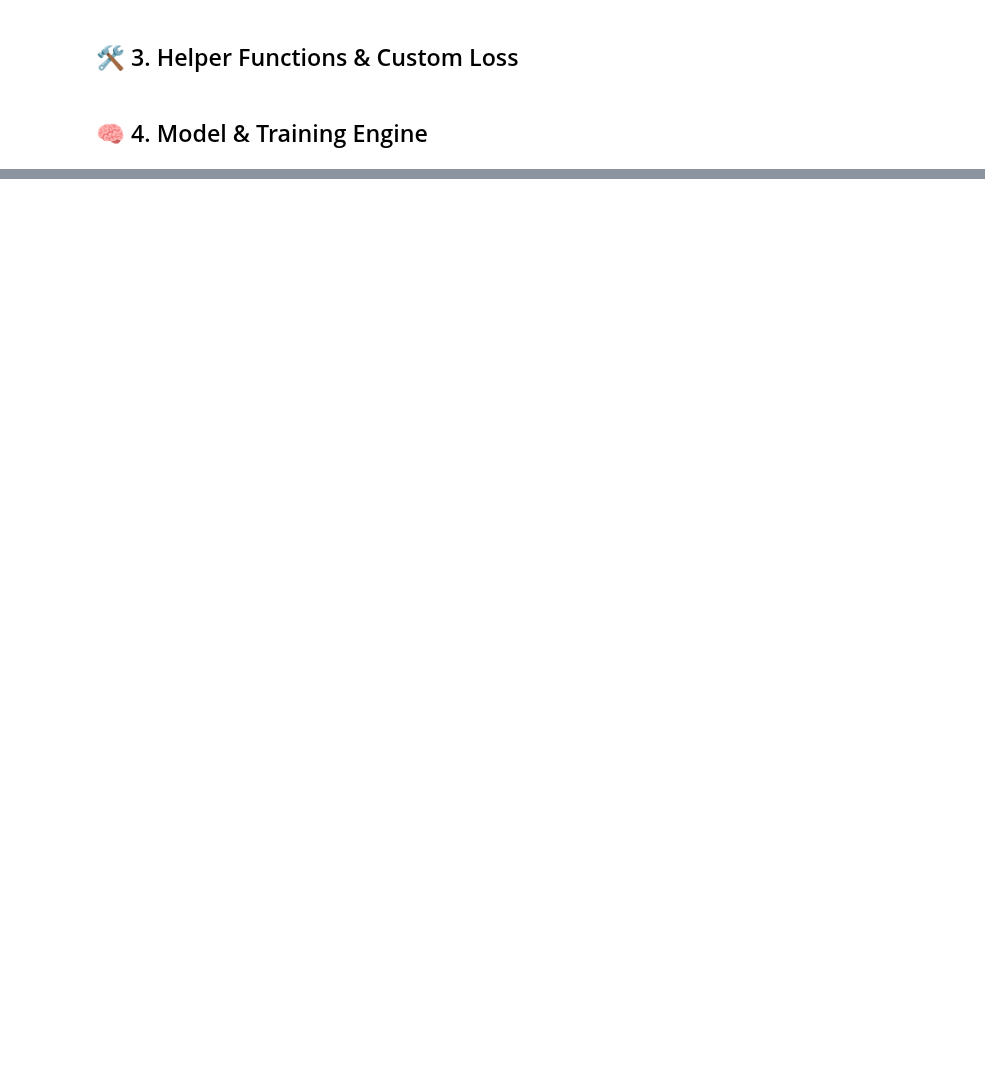
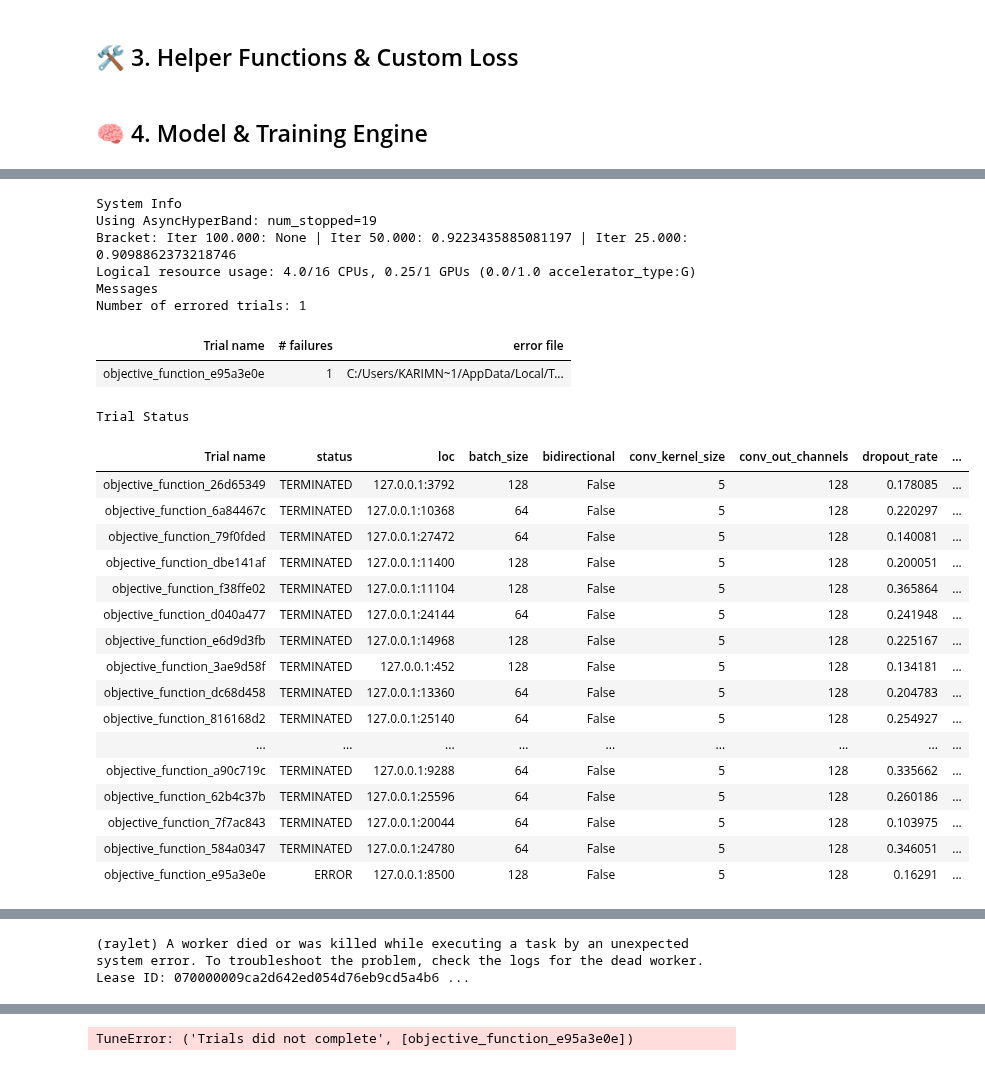
Before and after one commit to Negm2000/Challenge-1, a Jupyter notebook: main.ipynb, the cells around one changed output, grey strips where cells are left out. Saved outputs shown, nothing was run; the diff lists cells and outputs as text; code cells hidden in the pictures; blank space fills up the shorter version.

```diff
--- a/main.ipynb
+++ b/main.ipynb
@@ -153,7 +237,7 @@ class FocalLoss(nn.Module):
         else:
             return focal_loss
 
-def create_sliding_windows(X_3d, y=None, window_size=10, stride=2):
+def create_sliding_windows(X_3d, y=None, window_size=100, stride=20):
     new_X, new_y, window_indices = [], [], []
     n_samples, n_timesteps, _ = X_3d.shape
     for i in range(n_samples):
@@ -357,36 +489,56 @@ def objective_function(config, X_train, y_train, alpha_tensor):
 search_space = {
     "rnn_type": tune.choice(['GRU', 'LSTM']),
     "focal_loss_gamma": tune.uniform(0.5, 3.0),
-    "lr": tune.loguniform(1e-4, 1e-2),
+    "lr": tune.loguniform(1e-5, 5e-3),
     "batch_size": tune.choice([64, 128]),
     "hidden_size": tune.choice([256, 384, 512]),
     "num_layers": tune.choice([2, 3]),
     "dropout_rate": tune.uniform(0.1, 0.5),
     "feature_dropout_rate": tune.uniform(0.1, 0.5),
-    "bidirectional": tune.choice([True, False]),
-    "l2_lambda": tune.loguniform(1e-8, 1e-5),
-    "conv_out_channels": tune.choice([64, 128]),
-    "conv_kernel_size": tune.choice([3, 5]),
-    "window_size": tune.choice([10]), # Fixed based on analysis
-    "stride": tune.choice([2])      # Fixed based on analysis
+    "bidirectional": tune.choice([False]),
+    "l2_lambda": tune.loguniform(1e-7, 1e-4),
+    "conv_out_channels": tune.choice([128]),
+    "conv_kernel_size": tune.choice([5])
 }
+
+def short_trial_name(trial): return f"{trial.trainable_name}_{trial.trial_id}"
 
 if ray.is_initialized(): ray.shutdown()
 ray.init(num_cpus=os.cpu_count(), num_gpus=1, ignore_reinit_error=True, log_to_driver=False)
 
-print("--- Starting HPO ---")
+print("--- Starting HPO with Focal Loss and RNN-Type search ---")
 analysis = tune.run(
-    tune.with_parameters(objective_function, X_train=X_train, y_train=y_train, alpha_tensor=alpha_tensor),
+    tune.with_parameters(objective_function,
+                         X_train_w=X_train_w_torch, y_train_w=y_train_w_torch,
+                         X_val_w=X_val_w_torch, y_val_w=y_val_w_torch,
+                         alpha_tensor=alpha_tensor),
     resources_per_trial={"cpu": 4, "gpu": 0.25},
     config=search_space,
-    num_samples=50, # Number of trials to run
+    num_samples=30,
     search_alg=OptunaSearch(metric="val_f1", mode="max"),
     scheduler=ASHAScheduler(metric="val_f1", mode="max", grace_period=25, reduction_factor=2),
-    name="pirate_pain_final_search",
-    verbose=1
+    name="pirate_pain_robust_search_v13",
+    verbose=1,
+    trial_dirname_creator=short_trial_name
 )
 
+print("\n--- Search Complete ---\n")
 best_trial = analysis.get_best_trial(metric="val_f1", mode="max", scope="all")
-FINAL_CONFIG = best_trial.config
-print("\n--- Best Hyperparameters Found ---")
-print(FINAL_CONFIG)
+
+if best_trial:
+    FINAL_CONFIG = best_trial.config
+    FINAL_BEST_VAL_F1 = best_trial.last_result.get("val_f1", 0.0)
+    print(f"Best validation F1 score from HPO: {FINAL_BEST_VAL_F1:.4f}")
+    print("Best hyperparameters found:")
+    print(FINAL_CONFIG)
+else:
+    print("ERROR: No trials completed successfully. Using a default config.")
+    FINAL_CONFIG = {'rnn_type': 'GRU', 'focal_loss_gamma': 2.0, 'lr': 0.001, 'batch_size': 128, 'hidden_size': 256, 'num_layers': 2, 'dropout_rate': 0.3, 'feature_dropout_rate': 0.3, 'bidirectional': True, 'l2_lambda': 1e-06, 'conv_out_channels': 128, 'conv_kernel_size': 5}
+    FINAL_BEST_VAL_F1 = 0.0
+
+FINAL_CONFIG['window_size'] = WINDOW_SIZE
+FINAL_CONFIG['stride'] = STRIDE
+
+del X_train_w_torch, y_train_w_torch, X_val_w_torch, y_val_w_torch, X_train_hpo, y_train_hpo, X_val_hpo, y_val_hpo
+gc.collect()
+# %% [output]
@@ -392,0 +549,26 @@ print(FINAL_CONFIG)
+System Info
+Using AsyncHyperBand: num_stopped=19
+Bracket: Iter 100.000: None | Iter 50.000: 0.9223435885081197 | Iter 25.000: 0.9098862373218746
+Logical resource usage: 4.0/16 CPUs, 0.25/1 GPUs (0.0/1.0 accelerator_type:G)
+Messages
+Number of errored trials: 1
+| Trial name | # failures | error file |
+| objective_function_e95a3e0e | 1 | C:/Users/KARIMN~1/AppData/Local/T... |
+Trial Status
+| Trial name | status | loc | batch_size | bidirectional | conv_kernel_size | conv_out_channels | dropout_rate | ... |
+| objective_function_26d65349 | TERMINATED | 127.0.0.1:3792 | 128 | False | 5 | 128 | 0.178085 | ... |
+| objective_function_6a84467c | TERMINATED | 127.0.0.1:10368 | 64 | False | 5 | 128 | 0.220297 | ... |
+| objective_function_79f0fded | TERMINATED | 127.0.0.1:27472 | 64 | False | 5 | 128 | 0.140081 | ... |
+| objective_function_dbe141af | TERMINATED | 127.0.0.1:11400 | 128 | False | 5 | 128 | 0.200051 | ... |
+| objective_function_f38ffe02 | TERMINATED | 127.0.0.1:11104 | 128 | False | 5 | 128 | 0.365864 | ... |
+| objective_function_d040a477 | TERMINATED | 127.0.0.1:24144 | 64 | False | 5 | 128 | 0.241948 | ... |
+| objective_function_e6d9d3fb | TERMINATED | 127.0.0.1:14968 | 128 | False | 5 | 128 | 0.225167 | ... |
+| objective_function_3ae9d58f | TERMINATED | 127.0.0.1:452 | 128 | False | 5 | 128 | 0.134181 | ... |
+| objective_function_dc68d458 | TERMINATED | 127.0.0.1:13360 | 64 | False | 5 | 128 | 0.204783 | ... |
+| objective_function_816168d2 | TERMINATED | 127.0.0.1:25140 | 64 | False | 5 | 128 | 0.254927 | ... |
+| ... | ... | ... | ... | ... | ... | ... | ... | ... |
+| objective_function_a90c719c | TERMINATED | 127.0.0.1:9288 | 64 | False | 5 | 128 | 0.335662 | ... |
+| objective_function_62b4c37b | TERMINATED | 127.0.0.1:25596 | 64 | False | 5 | 128 | 0.260186 | ... |
+| objective_function_7f7ac843 | TERMINATED | 127.0.0.1:20044 | 64 | False | 5 | 128 | 0.103975 | ... |
+| objective_function_584a0347 | TERMINATED | 127.0.0.1:24780 | 64 | False | 5 | 128 | 0.346051 | ... |
+| objective_function_e95a3e0e | ERROR | 127.0.0.1:8500 | 128 | False | 5 | 128 | 0.16291 | ... |
@@ -392,0 +594 @@ print(FINAL_CONFIG)
+(raylet) A worker died or was killed while executing a task by an unexpected system error. To troubleshoot the problem, check the logs for the dead worker. Lease ID: 070000009ca2d642ed054d76eb9cd5a4b6 ...
@@ -392,0 +596 @@ print(FINAL_CONFIG)
+TuneError: ('Trials did not complete', [objective_function_e95a3e0e])
```
Also changed, not shown: parts of 24 cells of this notebook.
